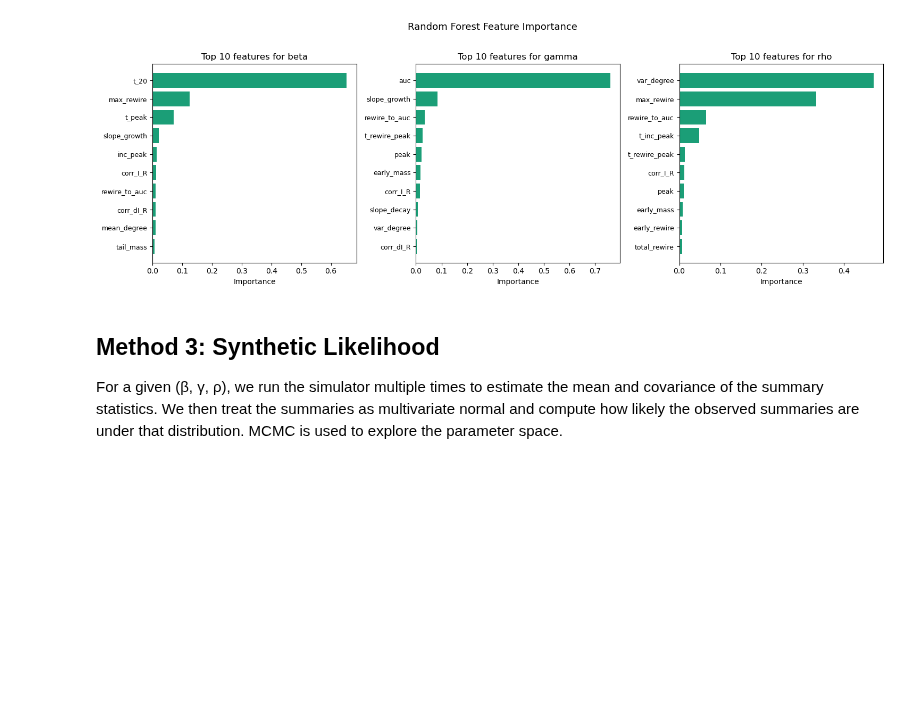
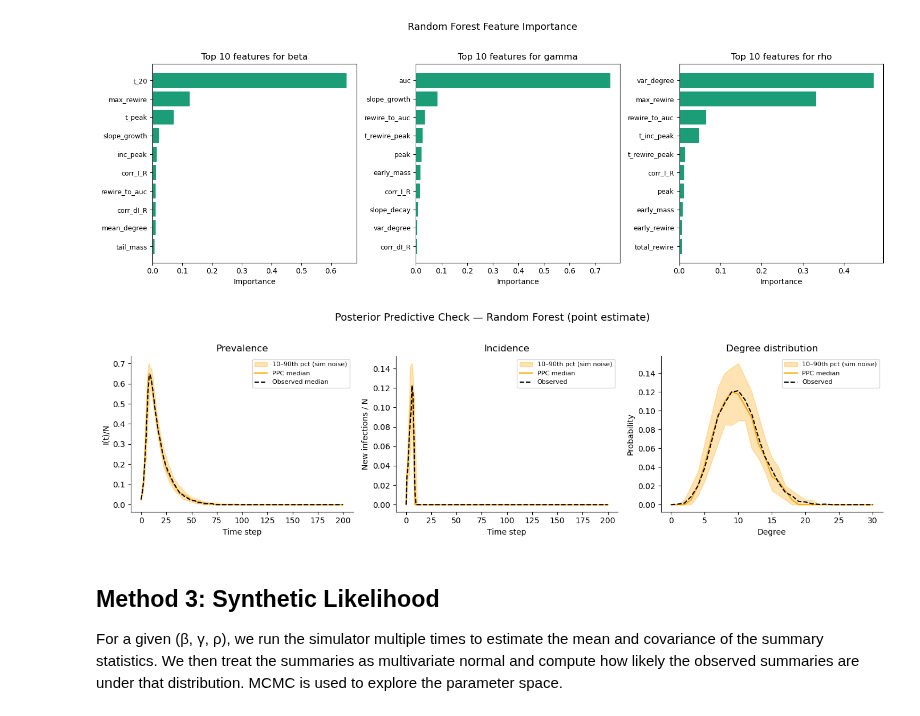
Before and after one commit to zyyy22/ST3247-Project, a Jupyter notebook: 4_adv_methods.ipynb, the cells around one changed output. Saved outputs shown, nothing was run; the diff lists cells and outputs as text; code cells hidden in the pictures; blank space fills up the shorter version.

Commit message:
edited 1st 3 points of prof's comments

```diff
--- a/4_adv_methods.ipynb
+++ b/4_adv_methods.ipynb
@@ -308,6 +404,85 @@ plt.tight_layout()
 plt.show()
 # %% [output]
 [figure]
+# %%
+# Posterior Check (RF)
+rng_ppc_rf = np.random.default_rng(42)
+N_PPC = 50
+
+# RF gives one point estimate — run simulator 50 times at that point
+# to capture simulation noise (not parameter uncertainty)
+rf_point = np.array([beta_pred, gamma_pred, rho_pred])
+
+prev_sims_rf, inc_sims_rf, deg_sims_rf = [], [], []
+
+for _ in range(N_PPC):
+    inf, rew, deg = simulate(beta=rf_point[0], gamma=rf_point[1],
+                             rho=rf_point[2], rng=rng_ppc_rf)
+    prev = inf
+    inc  = np.clip(np.diff(prev, prepend=prev[0]), 0, None)
+    prev_sims_rf.append(prev)
+    inc_sims_rf.append(inc)
+    deg_norm = deg / deg.sum() if deg.sum() > 0 else deg
+    deg_sims_rf.append(deg_norm)
+
+prev_sims_rf = np.array(prev_sims_rf)
+inc_sims_rf  = np.array(inc_sims_rf)
+
+max_deg_rf = max(len(d) for d in deg_sims_rf)
+deg_mat_rf = np.zeros((len(deg_sims_rf), max_deg_rf))
+for i, d in enumerate(deg_sims_rf):
+    deg_mat_rf[i, :len(d)] = d
+
+# observed data
+obs_prev_wide   = infected_obs.pivot(index='time', columns='replicate_id', values='infected_fraction')
+obs_prev_median = obs_prev_wide.median(axis=1).values
+obs_inc         = np.clip(np.diff(obs_prev_median, prepend=obs_prev_median[0]), 0, None)
+t               = np.arange(len(obs_prev_median))
+
+deg_wide = degree_obs.pivot(index='degree', columns='replicate_id', values='count')
+deg_wide = deg_wide.div(deg_wide.sum(axis=0), axis=1)
+obs_deg  = deg_wide.mean(axis=1).values
+
+fig, axes = plt.subplots(1, 3, figsize=(14, 4))
+
+# Panel 1: Prevalence
+ax = axes[0]
+ax.fill_between(t, np.percentile(prev_sims_rf, 10, axis=0),
+                   np.percentile(prev_sims_rf, 90, axis=0),
+                   alpha=0.3, color='orange', label="10–90th pct (sim noise)")
+ax.plot(t, np.median(prev_sims_rf, axis=0), color='orange', label="PPC median")
+ax.plot(t, obs_prev_median, 'k--', label="Observed median")
+ax.set_xlabel("Time step"); ax.set_ylabel("I(t)/N")
+ax.set_title("Prevalence"); ax.legend(fontsize=8)
+
+# Panel 2: Incidence
+ax = axes[1]
+ax.fill_between(t, np.percentile(inc_sims_rf, 10, axis=0),
+                   np.percentile(inc_sims_rf, 90, axis=0),
+                   alpha=0.3, color='orange', label="10–90th pct (sim noise)")
+ax.plot(t, np.median(inc_sims_rf, axis=0), color='orange', label="PPC median")
+ax.plot(t, obs_inc, 'k--', label="Observed")
+ax.set_xlabel("Time step"); ax.set_ylabel("New infections / N")
+ax.set_title("Incidence"); ax.legend(fontsize=8)
+
+# Panel 3: Degree distribution
+ax = axes[2]
+deg_x = np.arange(max_deg_rf)
+ax.fill_between(deg_x, np.percentile(deg_mat_rf, 10, axis=0),
+                        np.percentile(deg_mat_rf, 90, axis=0),
+                        alpha=0.3, color='orange', label="10–90th pct (sim noise)")
+ax.plot(deg_x, np.median(deg_mat_rf, axis=0), color='orange', label="PPC median")
+ax.plot(np.arange(len(obs_deg)), obs_deg, 'k--', label="Observed")
+ax.set_xlabel("Degree"); ax.set_ylabel("Probability")
+ax.set_title("Degree distribution"); ax.legend(fontsize=8)
+
+sns.despine()
+plt.suptitle("Posterior Predictive Check — Random Forest (point estimate)", y=1.02, fontsize=13)
+plt.tight_layout()
+plt.savefig("ppc_random_forest.png", dpi=150, bbox_inches='tight')
+plt.show()
+# %% [output]
+[figure, added]
 # %% [markdown]
 ## Method 3: Synthetic Likelihood
 
```
Also changed, not shown: parts of 19 cells of this notebook, 8 other files.
